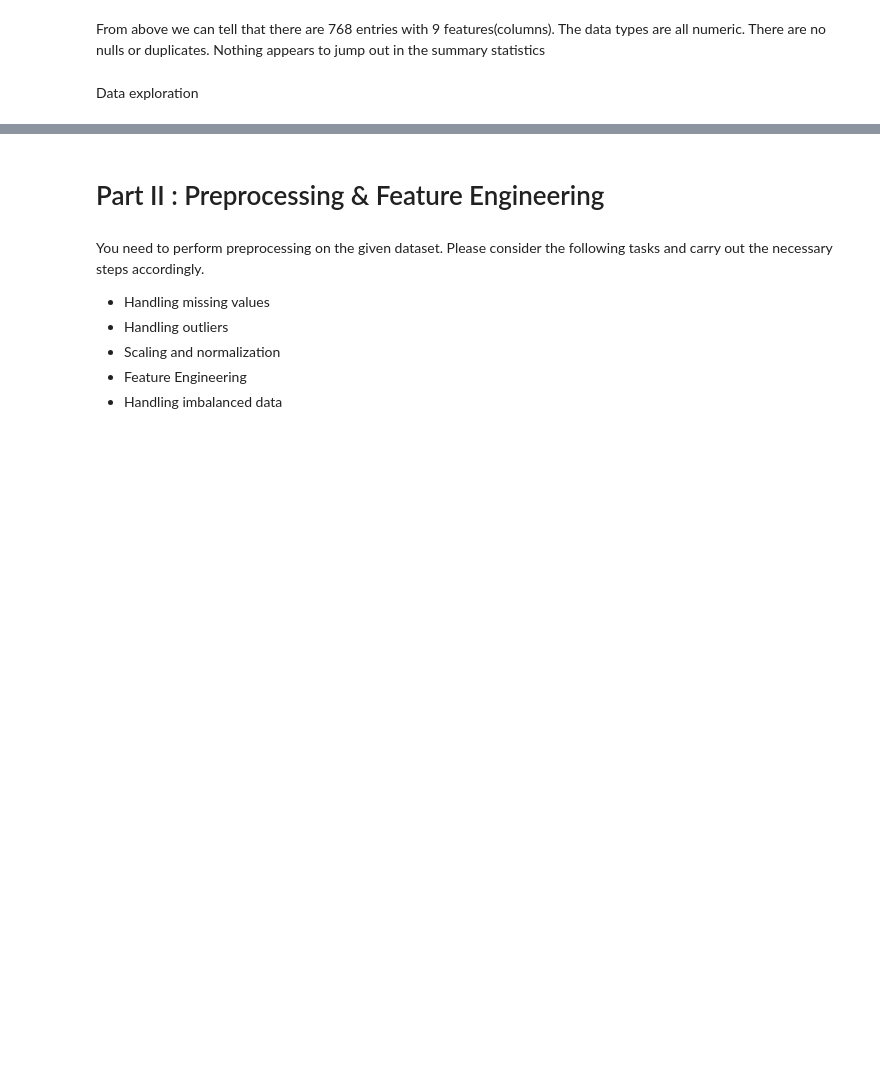
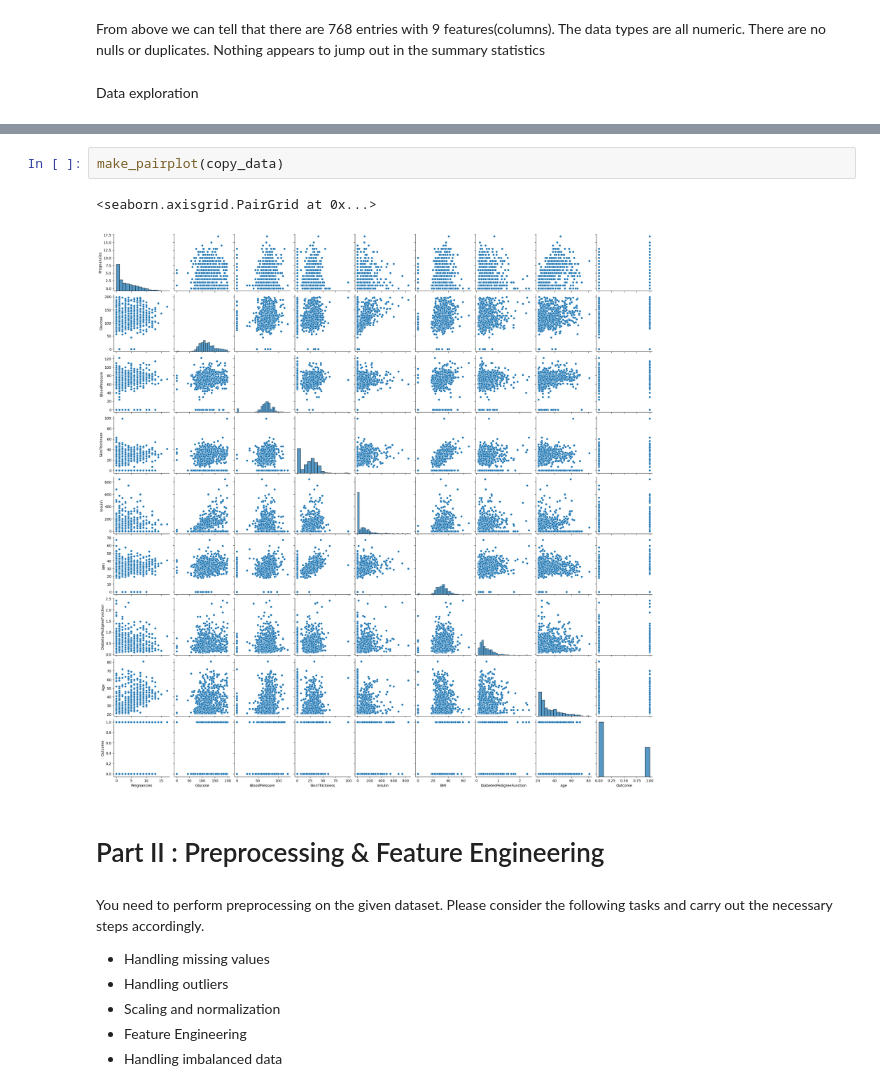
Before and after one commit to SBangarh/ml-project-supervised-learning, a Jupyter notebook: Supervised Learning - Project.ipynb, the cells around one changed output, grey strips where cells are left out. Drawn from its saved outputs; the diff is of its cells as text; blank space fills up the shorter version.

```diff
--- a/Supervised Learning - Project.ipynb
+++ b/Supervised Learning - Project.ipynb
@@ -132,3 +146,8 @@ Data exploration
+# %%
+make_pairplot(copy_data)
+# %% [output]
+<seaborn.axisgrid.PairGrid at 0x...>
+[figure, added]
 # %% [markdown]
 # Part II : Preprocessing & Feature Engineering
 # %% [markdown]
```
Also changed, not shown: parts of 3 cells of this notebook, 1 other file.
